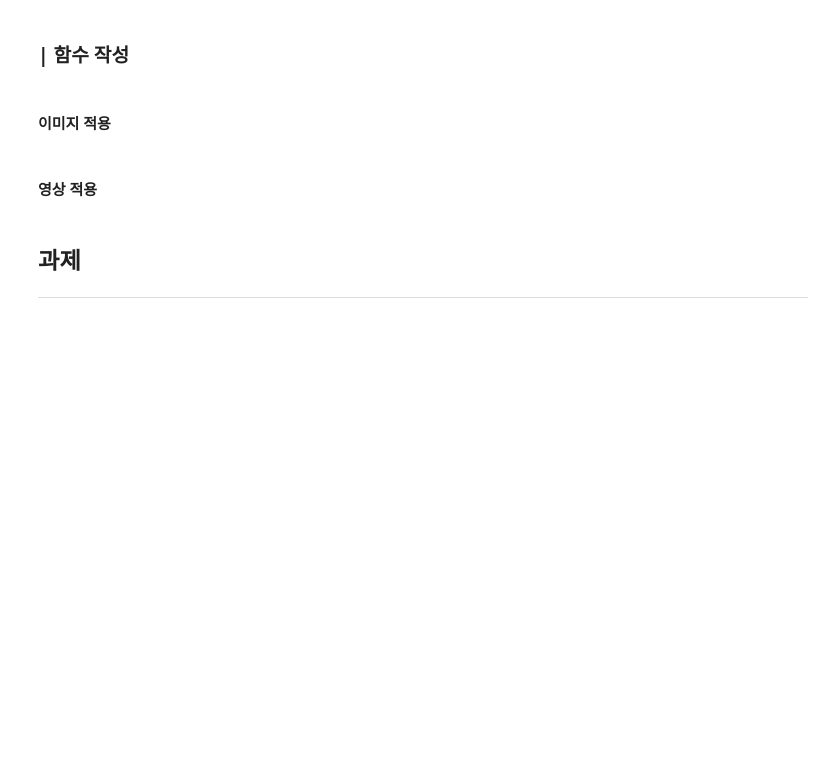
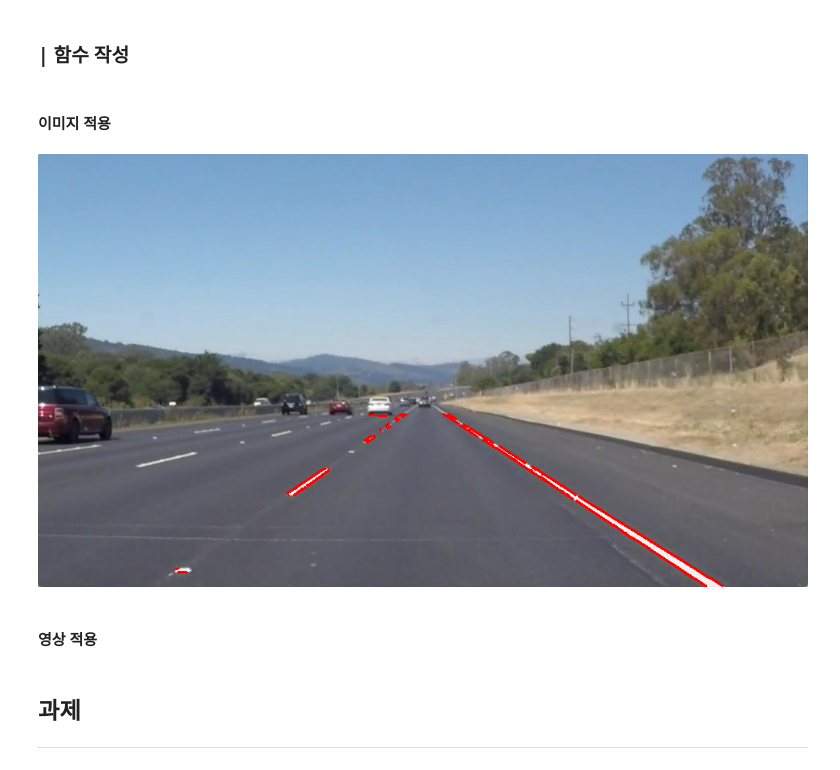
Before and after one commit to yebiny/SkillTreePython-DeepLearning, a Jupyter notebook: 00.추가학습/해설/ch00_05_OpenCV활용_차선인식.ipynb, the cells around one changed output. Drawn from its saved outputs; the diff is of its cells as text; code cells hidden in the pictures; blank space fills up the shorter version.

```diff
--- a/00.추가학습/해설/ch00_05_OpenCV활용_차선인식.ipynb
+++ b/00.추가학습/해설/ch00_05_OpenCV활용_차선인식.ipynb
@@ -98,7 +112,38 @@ cv2_imshow(masked)
 # %% [markdown]
 ### **| 함수 작성**
+# %%
+def lane_detector(frame):
+  h, w, c = frame.shape
+  # gray
+  gray_img = cv2.cvtColor(frame, cv2.COLOR_BGR2GRAY)
+  # blur
+  blur_img = cv2.GaussianBlur(gray_img, (5,5), 0)
+  # canny
+  canny_img = cv2.Canny(blur_img, 40, 130)
+  # roi
+  bkg = np.zeros((h, w), dtype='uint8') # 정수가 아니면 opencv 오류
+  p_left = int(0.4*w)
+  p_right = int(0.6*w)
+  p_height = int(0.6*h)
+  pts = np.array([ (0,h), (p_left, p_height ), (p_right, p_height), (w, h) ])
+  mask = cv2.fillPoly(bkg, [pts], (255))
+  masked = cv2.bitwise_and(canny_img, mask)
+  # houghline
+  lines = cv2.HoughLinesP(masked, 1, np.pi / 180, 20)
+  for line in lines:
+    #print(line, line.reshape(4))
+    x1, y1, x2, y2 = line.reshape(4) #(x1,y1):시작좌표 (x2,y2):끝나는좌표
+    cv2.line(frame, (x1,y1), (x2, y2), (0,0,255), 2)
+  # show
+  cv2_imshow(frame)
 # %% [markdown]
 #### **이미지 적용**
+# %%
+f_path = 'load.png'
+frame = cv2.imread(f_path)
+lane_detector(frame)
+# %% [output]
+[figure, added]
 # %% [markdown]
 #### **영상 적용**
 # %% [markdown]
```
Also changed, not shown: parts of 4 cells of this notebook.
